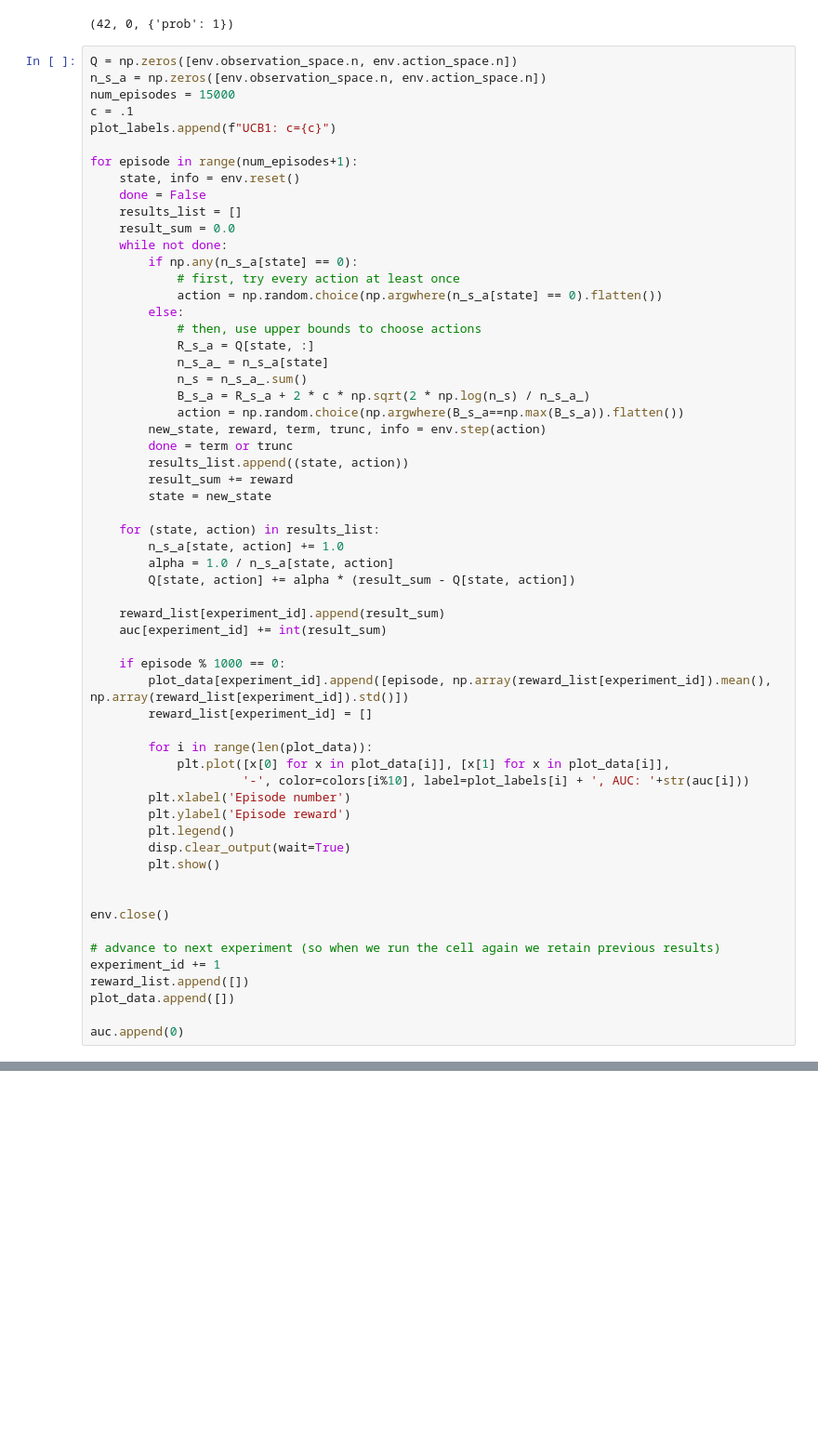
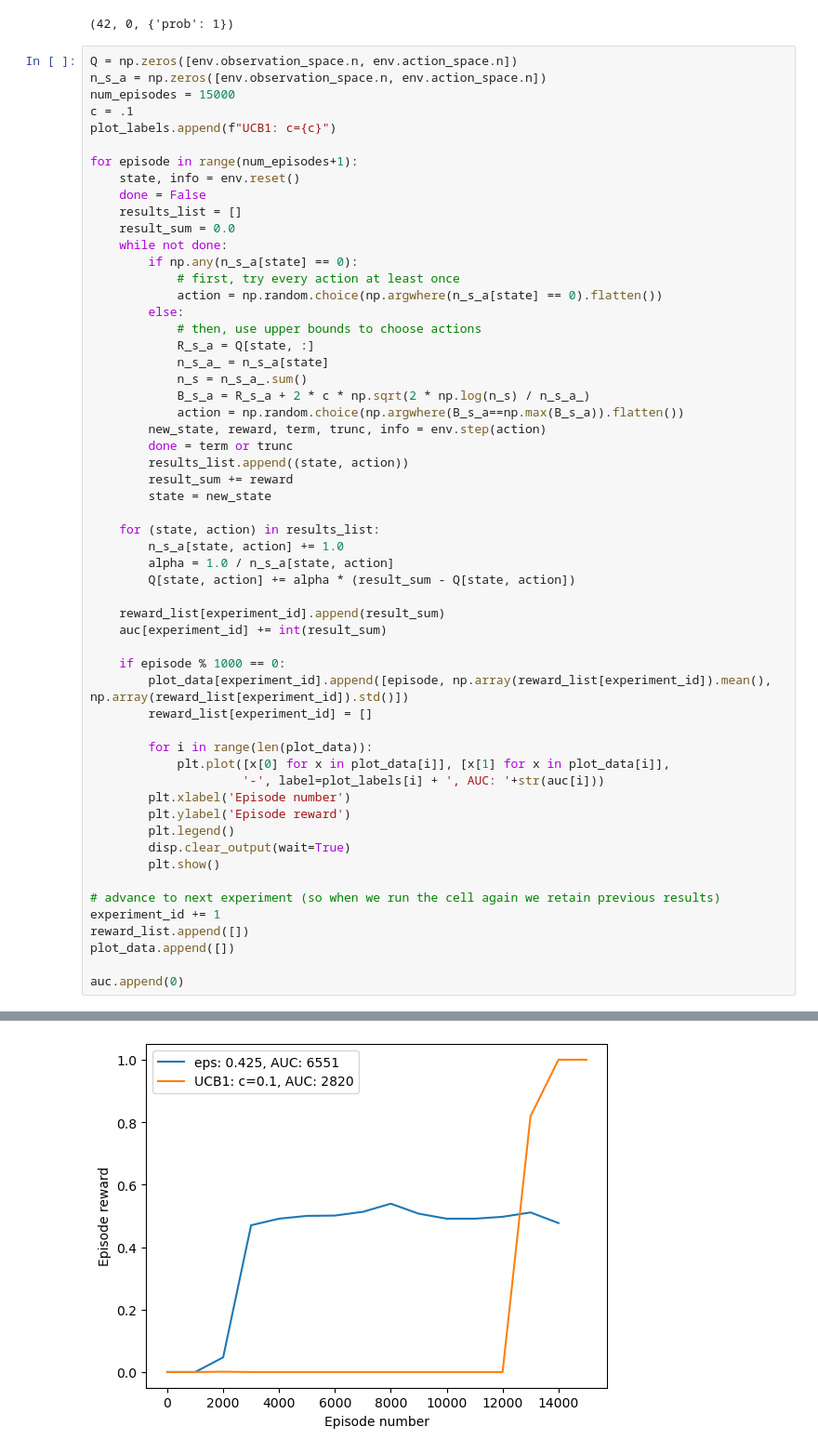
Before and after one commit to robert-lieck/rldurham, a Jupyter notebook: notebooks/Practical_5_Monte_Carlo_Methods.ipynb, the cells around one changed output, grey strips where cells are left out. Shown: that part at 93% size. Drawn from its saved outputs; the diff is of its cells as text; blank space fills up the shorter version.

```diff
--- a/notebooks/Practical_5_Monte_Carlo_Methods.ipynb
+++ b/notebooks/Practical_5_Monte_Carlo_Methods.ipynb
@@ -127,15 +124,12 @@ for episode in range(num_episodes+1):
 
         for i in range(len(plot_data)):
             plt.plot([x[0] for x in plot_data[i]], [x[1] for x in plot_data[i]],
-                     '-', color=colors[i%10], label=plot_labels[i] + ', AUC: '+str(auc[i]))
+                     '-', label=plot_labels[i] + ', AUC: '+str(auc[i]))
         plt.xlabel('Episode number')
         plt.ylabel('Episode reward')
         plt.legend()
         disp.clear_output(wait=True)
         plt.show()
-
-
-env.close()
 
 # advance to next experiment (so when we run the cell again we retain previous results)
 experiment_id += 1
@@ -147,0 +141 @@ NameError: name 'colors' is not defined
+[figure, added]
```
Also changed, not shown: parts of 2 cells of this notebook, 1 other file.
